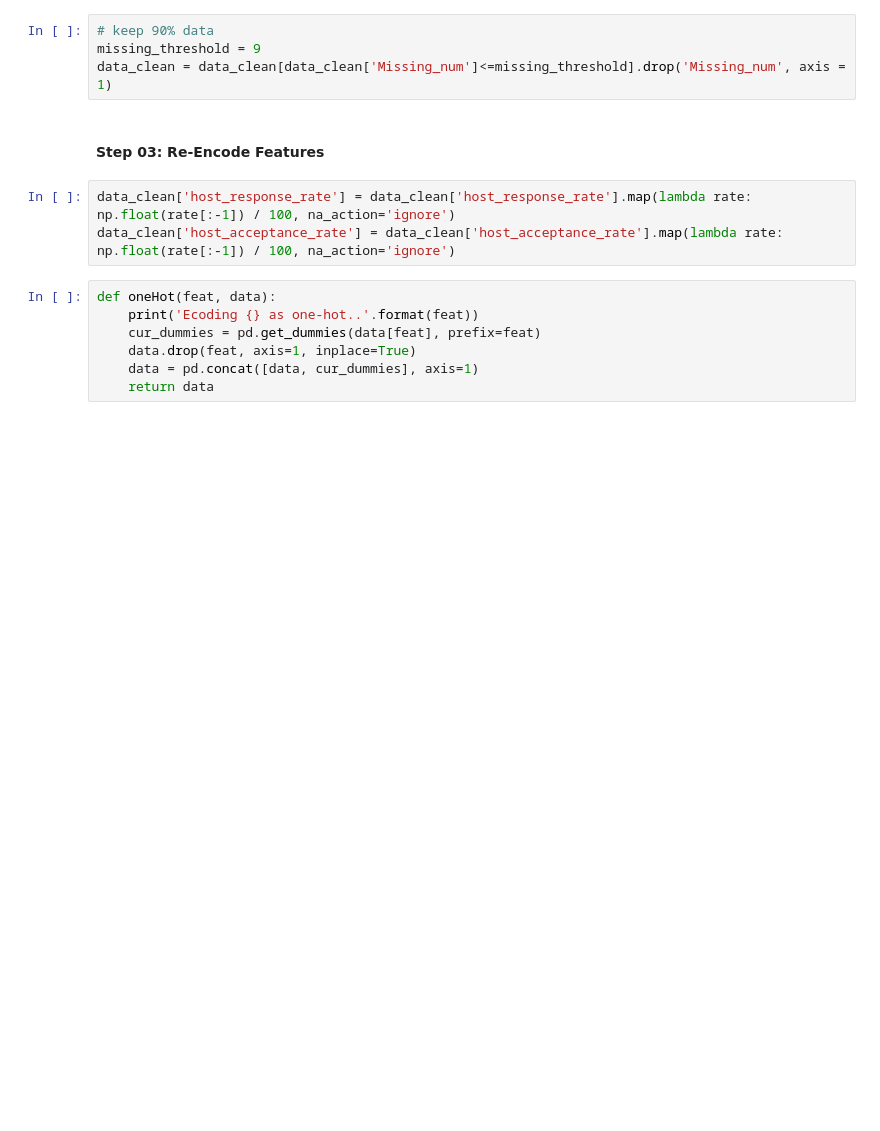
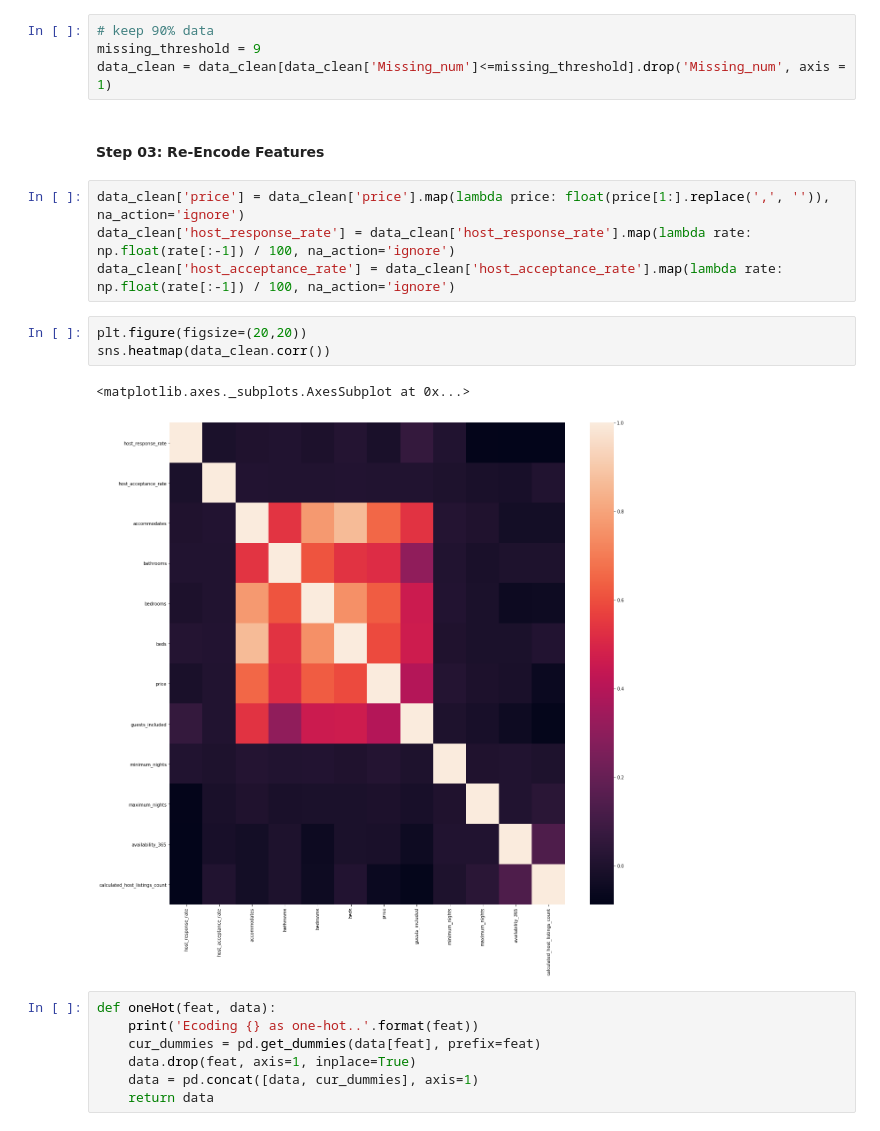
Before and after one commit to LucasBoTang/Seattle_Airbnb, a Jupyter notebook: seattle_airbnb.ipynb, the cells around one changed output. Cells and saved outputs as stored; diff of their text form; blank space fills up the shorter version.

```diff
--- a/seattle_airbnb.ipynb
+++ b/seattle_airbnb.ipynb
@@ -570,8 +588,15 @@ data_clean = data_clean[data_clean['Missing_num']<=missing_threshold].drop('Miss
 # %% [markdown]
 #### Step 03: Re-Encode Features
 # %%
+data_clean['price'] = data_clean['price'].map(lambda price: float(price[1:].replace(',', '')), na_action='ignore')
 data_clean['host_response_rate'] = data_clean['host_response_rate'].map(lambda rate: np.float(rate[:-1]) / 100, na_action='ignore')
 data_clean['host_acceptance_rate'] = data_clean['host_acceptance_rate'].map(lambda rate: np.float(rate[:-1]) / 100, na_action='ignore')
+# %%
+plt.figure(figsize=(20,20))
+sns.heatmap(data_clean.corr())
+# %% [output]
+<matplotlib.axes._subplots.AxesSubplot at 0x...>
+[figure, added]
 # %%
 def oneHot(feat, data):
     print('Ecoding {} as one-hot..'.format(feat))
```
Also changed, not shown: parts of 52 cells of this notebook.
